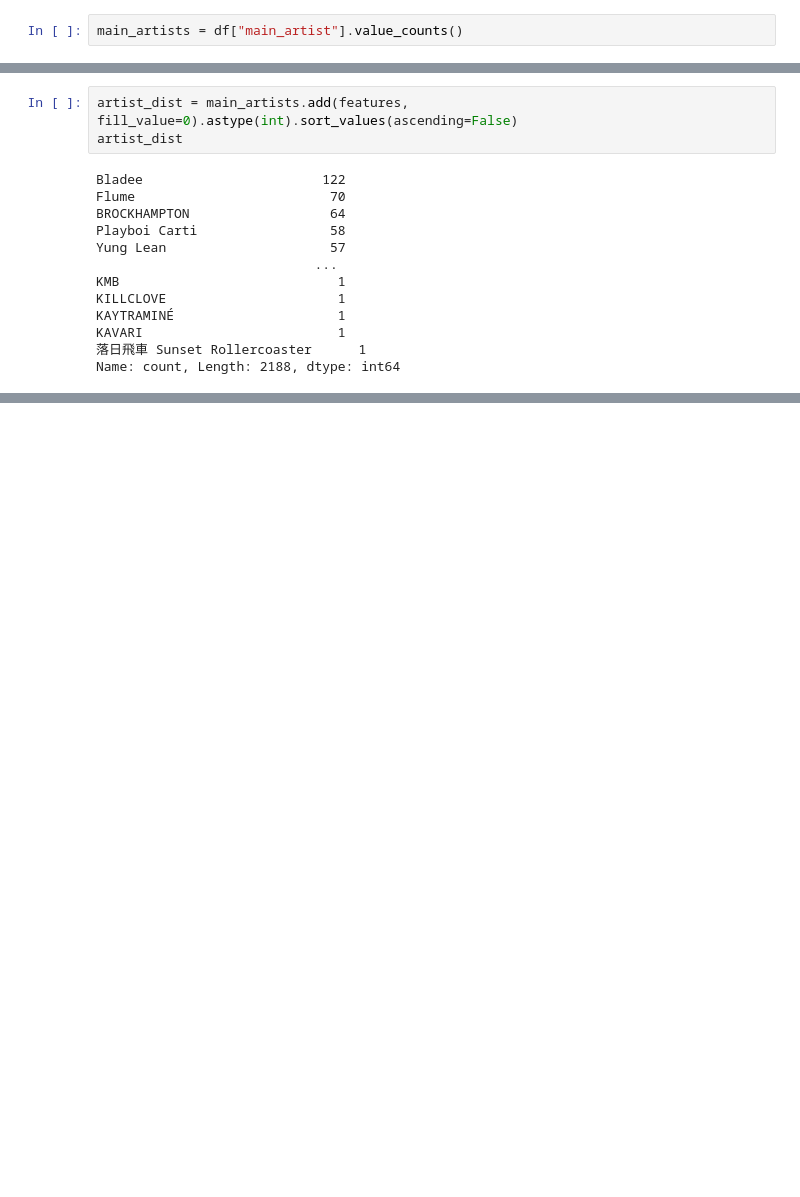
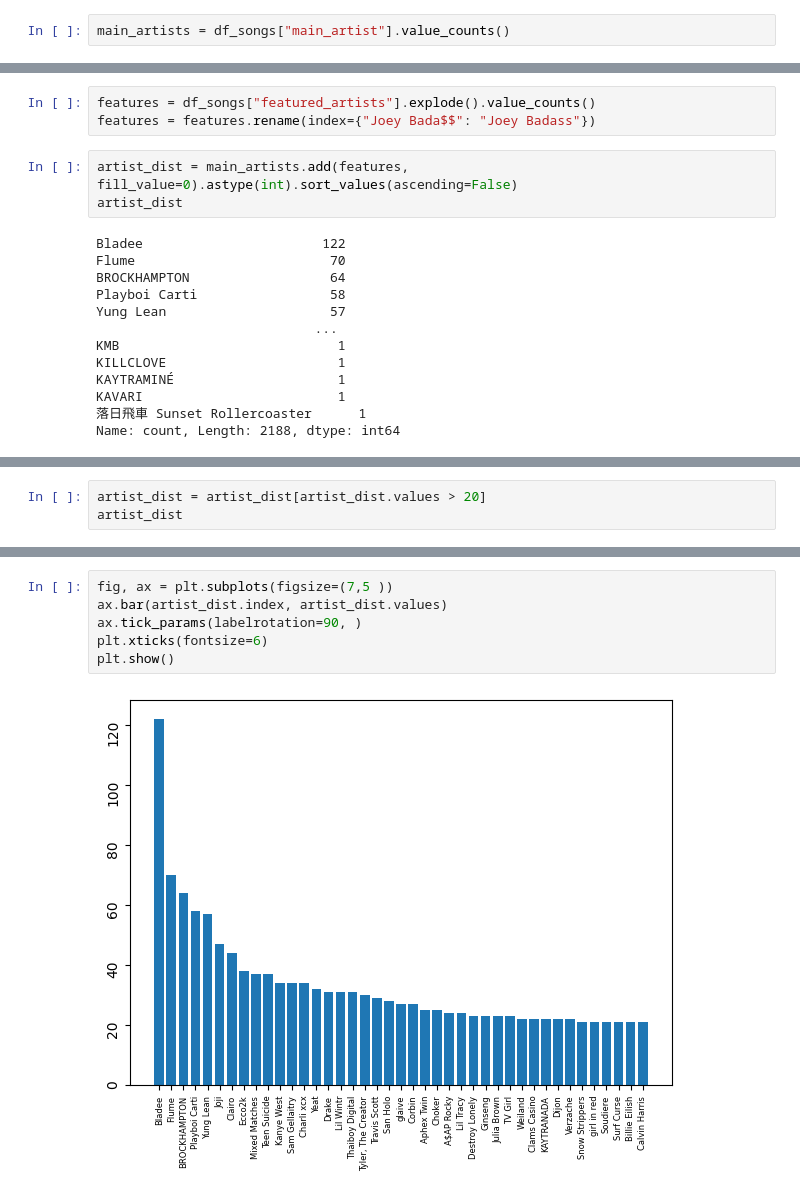
Before and after one commit to aadle/spotify-dashboard, a Jupyter notebook: notebooks/data_exploration.ipynb, the cells around one changed output, grey strips where cells are left out. Cells and saved outputs as stored; diff of their text form; blank space fills up the shorter version.

```diff
--- a/notebooks/data_exploration.ipynb
+++ b/notebooks/data_exploration.ipynb
@@ -94,5 +22,5 @@ df
 # %%
-main_artists = df["main_artist"].value_counts()
+main_artists = df_songs["main_artist"].value_counts()
 # %% [markdown]
 _Q:_ Hvordan unpacke featured_artists-kolonnen for å inkludere dem også?
 A: `.explode()` og `.value_counts()`
@@ -101,3 +27,6 @@ features = df["featured_artists"].explode().value_counts()
+# %%
+features = df_songs["featured_artists"].explode().value_counts()
+features = features.rename(index={"Joey Bada$$": "Joey Badass"})
 # %%
 artist_dist = main_artists.add(features, fill_value=0).astype(int).sort_values(ascending=False)
 artist_dist
@@ -118,0 +46,3 @@ Name: count, Length: 2188, dtype: int64
+# %%
+artist_dist = artist_dist[artist_dist.values > 20]
+artist_dist
@@ -118,0 +67,8 @@ Name: count, Length: 2188, dtype: int64
+# %%
+fig, ax = plt.subplots(figsize=(7,5 ))
+ax.bar(artist_dist.index, artist_dist.values)
+ax.tick_params(labelrotation=90, )
+plt.xticks(fontsize=6)
+plt.show()
+# %% [output]
+[figure, added]
```
Also changed, not shown: parts of 43 cells of this notebook, 10 other files.
